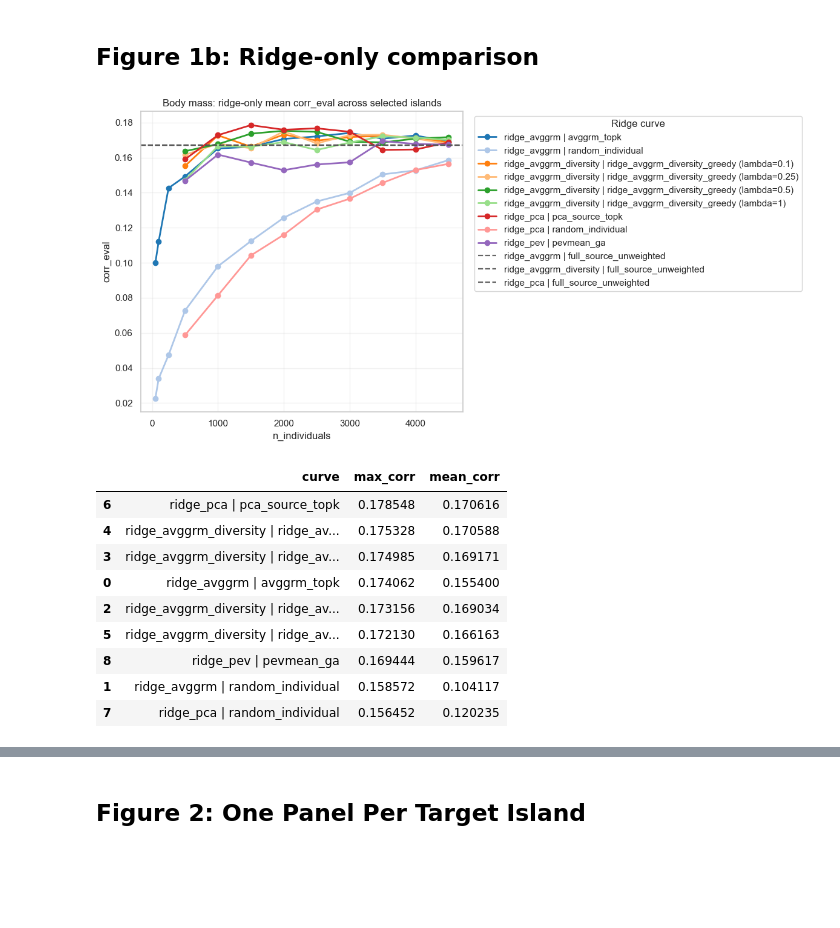
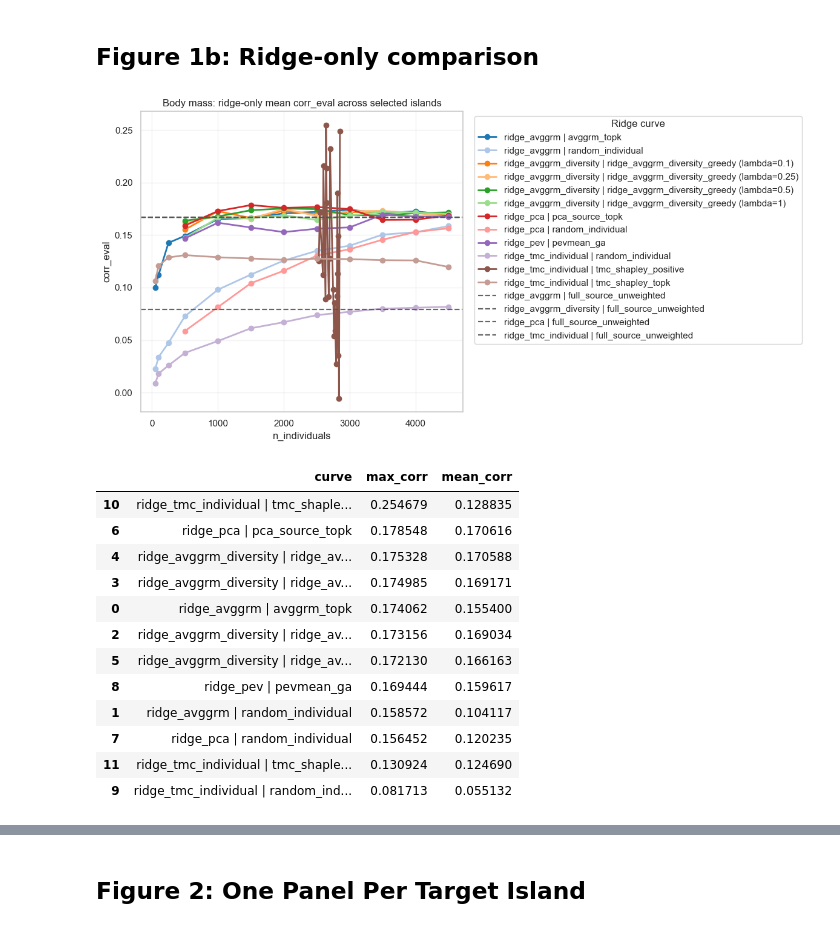
Before and after one commit to simennes/Master_thesis, a Jupyter notebook: notebooks/visualize_bpcrr_inla.ipynb, the cells around one changed output, grey strips where cells are left out. Saved outputs shown, nothing was run; the diff lists cells and outputs as text; code cells hidden in the pictures; blank space fills up the shorter version.

Commit message:
shap individual updated

```diff
--- a/notebooks/visualize_bpcrr_inla.ipynb
+++ b/notebooks/visualize_bpcrr_inla.ipynb
@@ -41,6 +41,9 @@ print("RIDGE_PCA_DIR exists:", RIDGE_PCA_DIR.exists() if RIDGE_PCA_DIR is not No
 print("RIDGE_AVGGRM_DIR exists:", RIDGE_AVGGRM_DIR.exists() if RIDGE_AVGGRM_DIR is not None else False)
 print("RIDGE_PEV_DIR exists:", RIDGE_PEV_DIR.exists() if RIDGE_PEV_DIR is not None else False)
 print("AVGGRM_DIVERSITY_DIR exists:", AVGGRM_DIVERSITY_DIR.exists() if AVGGRM_DIVERSITY_DIR is not None else False)
+
+TMC_INDIVIDUAL_DIR = PROJECT_ROOT / "outputs" / "tmc_shapley_individuals"  # set to None to disable
+print("TMC_INDIVIDUAL_DIR exists:", TMC_INDIVIDUAL_DIR.exists() if TMC_INDIVIDUAL_DIR is not None else False)
 # %% [output]
 PROJECT_ROOT: C:\Users\Simen\OneDrive - NTNU\FYSMAT\INDMAT\MASTER\Master_thesis
 BPCRR_MAIN_DIR exists: True
@@ -207,6 +211,21 @@ if AVGGRM_DIVERSITY_DIR is not None:
     else:
         print("AvgGRM diversity greedy results file not found under", AVGGRM_DIVERSITY_DIR)
 
+tmc_individual = pd.DataFrame()
+tmc_individual_shap_stats = pd.DataFrame()
+if TMC_INDIVIDUAL_DIR is not None:
+    tmc_individual_path = TMC_INDIVIDUAL_DIR / "tmc_individual_topk_results.csv"
+    if tmc_individual_path.exists():
+        tmc_individual = _load_and_standardize(tmc_individual_path, "ridge_tmc_individual")
+        parts.append(tmc_individual)
+        print("Loaded TMC individual top-k results:", tmc_individual_path, tmc_individual.shape)
+        tmc_shap_stats_path = TMC_INDIVIDUAL_DIR / "tmc_individual_shap_per_source_island.csv"
+        if tmc_shap_stats_path.exists():
+            tmc_individual_shap_stats = pd.read_csv(tmc_shap_stats_path)
+            print("Loaded TMC Shapley source-island stats:", tmc_shap_stats_path, tmc_individual_shap_stats.shape)
+    else:
+        print("TMC individual top-k results not found at", tmc_individual_path)
+
 combined = pd.concat(parts, ignore_index=True)
 
 available_islands = sorted(combined["target_island"].unique().tolist())
@@ -215,7 +234,7 @@ target_islands_to_plot = available_islands
 # -------------------------------
 # Plot controls (easy to edit)
 # -------------------------------
-PLOT_MODELS = ["bpcrr", "ridge_pca", "ridge_avggrm", "ridge_pev", "ridge_avggrm_diversity", "bpcrr_avggrm_diversity"]
+PLOT_MODELS = ["bpcrr", "ridge_pca", "ridge_avggrm", "ridge_pev", "ridge_avggrm_diversity", "bpcrr_avggrm_diversity", "ridge_tmc_individual"]
 PLOT_METHODS = None  # Example: ["bpcrr_topk_avggrm", "bpcrr_topk_pc_distance", "bpcrr_topk_bpcrr_pev_ga", "pevmean_ga", "random_individual", "avggrm_topk", "pca_source_topk", "ridge_avggrm_diversity_greedy (lambda=0.1)"]
 EXCLUDE_METHODS = []
 USE_RANKED_SUBSET_ONLY = True
@@ -541,6 +562,7 @@ RIDGE_ONLY_MODELS = [
     "ridge_avggrm",
     "ridge_pev",
     "ridge_avggrm_diversity",
+    "ridge_tmc_individual",
 ]
 RIDGE_ONLY_EXCLUDE_METHODS = []
 
@@ -603,35 +625,36 @@ if not ridge_refs.empty:
         .mean()
         .sort_values("model")
     )
     for _, row in ridge_ref_mean.iterrows():
         label = f"{row['model']} | full_source_unweighted"
         color = curve_colors.get(label, "#555555")
         plt.axhline(
             row["corr_eval"],
             linestyle="--",
             linewidth=1.6,
             alpha=0.9,
             color=color,
             label=label,
         )
 
 plt.title("Body mass: ridge-only mean corr_eval across selected islands")
 plt.xlabel("n_individuals")
 plt.ylabel("corr_eval")
 plt.grid(True, alpha=0.25)
 plt.legend(bbox_to_anchor=(1.02, 1), loc="upper left", title="Ridge curve")
 plt.tight_layout()
 plt.show()
 
 ridge_curve_summary = (
     ridge_plot_df.groupby("curve", as_index=False)["corr_eval"]
     .agg(max_corr="max", mean_corr="mean")
     .sort_values("max_corr", ascending=False)
 )
 display(ridge_curve_summary)
 # %% [output]
-[figure, old version]
+[figure, new version]
 |  | curve | max_corr | mean_corr |
+| 10 | ridge_tmc_individual | tmc_shaple... | 0.254679 | 0.128835 |
 | 6 | ridge_pca | pca_source_topk | 0.178548 | 0.170616 |
 | 4 | ridge_avggrm_diversity | ridge_av... | 0.175328 | 0.170588 |
 | 3 | ridge_avggrm_diversity | ridge_av... | 0.174985 | 0.169171 |
@@ -641,3 +664,5 @@ display(ridge_curve_summary)
 | 8 | ridge_pev | pevmean_ga | 0.169444 | 0.159617 |
 | 1 | ridge_avggrm | random_individual | 0.158572 | 0.104117 |
 | 7 | ridge_pca | random_individual | 0.156452 | 0.120235 |
+| 11 | ridge_tmc_individual | tmc_shaple... | 0.130924 | 0.124690 |
+| 9 | ridge_tmc_individual | random_ind... | 0.081713 | 0.055132 |
```
Also changed, not shown: parts of 10 cells of this notebook, 7 other files.
